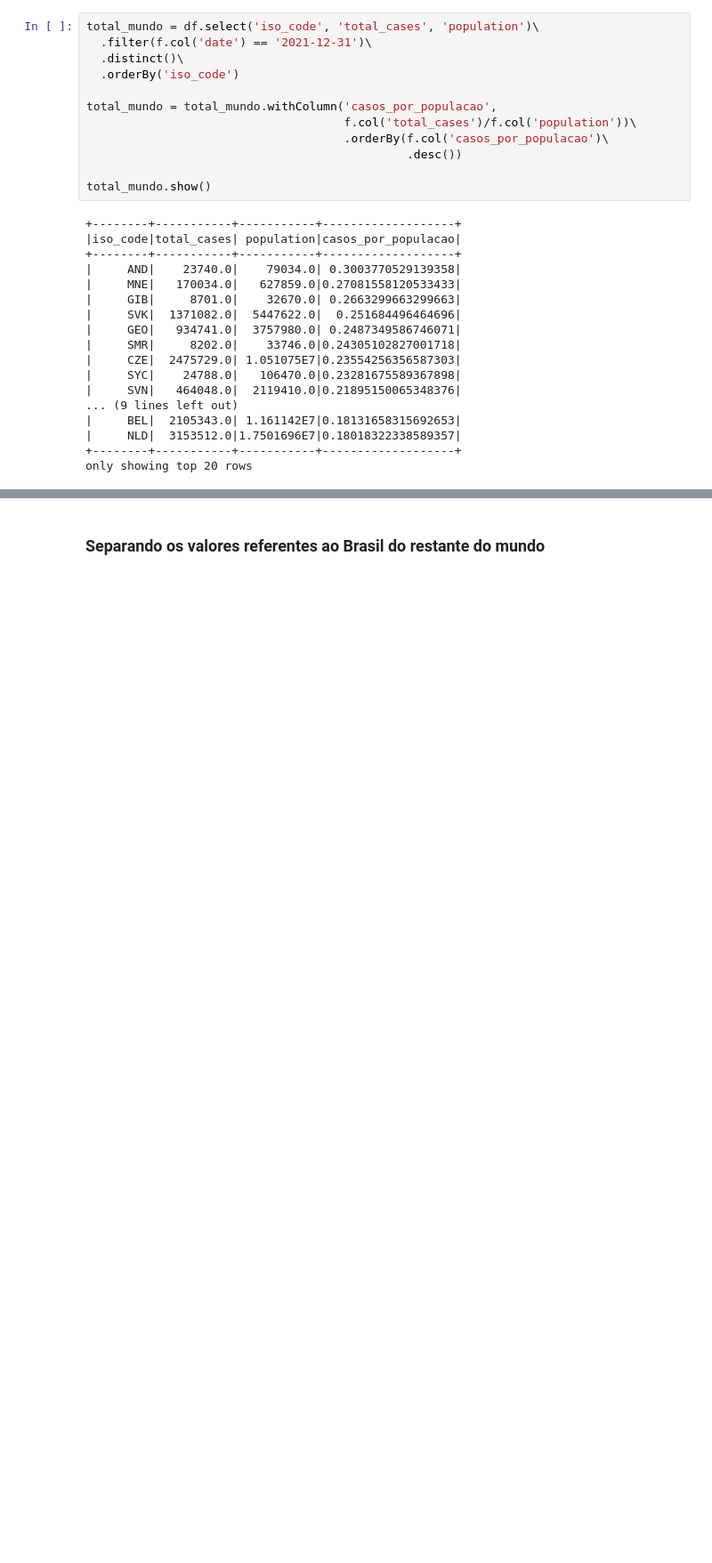
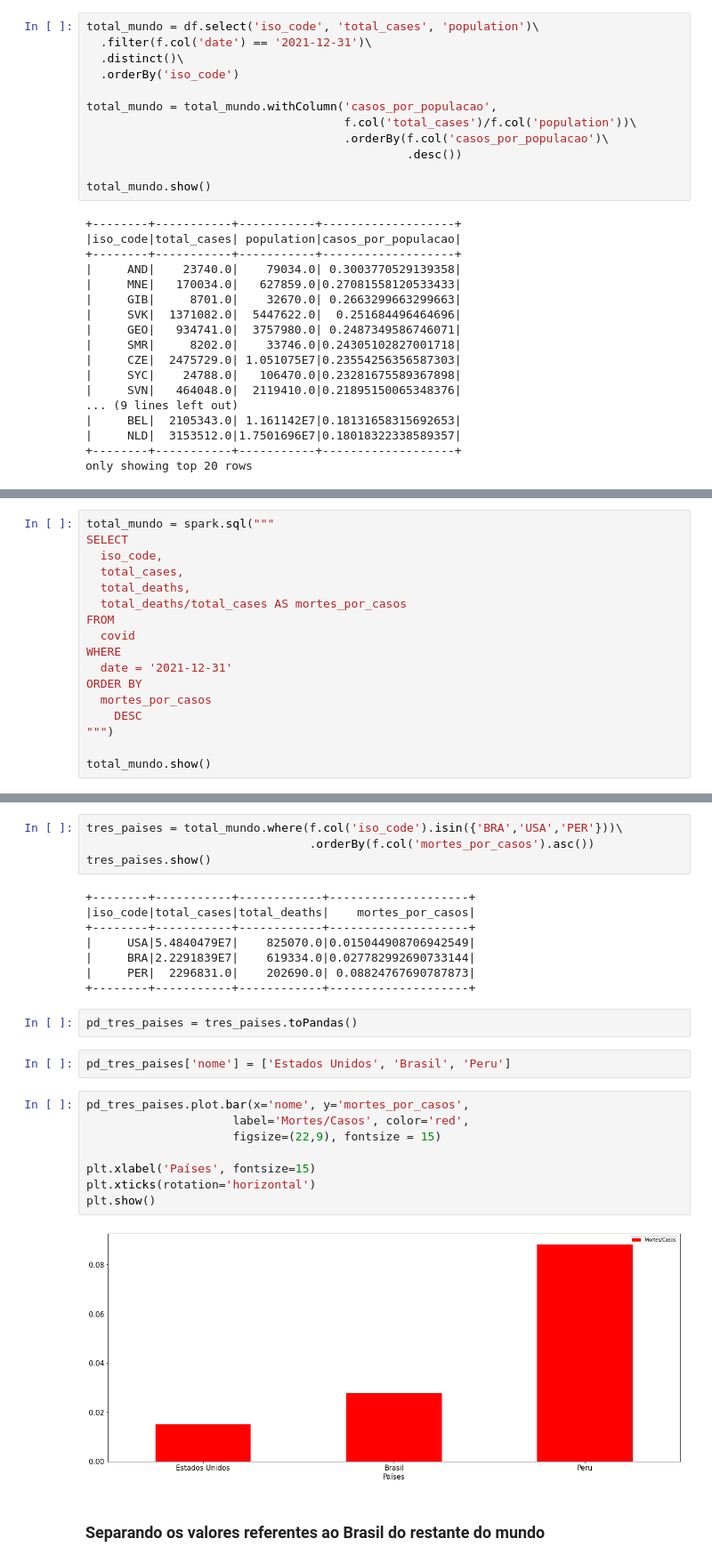
Before and after one commit to cgmoraes/Covid_Brasil, a Jupyter notebook: Projeto.ipynb, the cells around one changed output, grey strips where cells are left out. Shown at 89% size. Drawn from its saved outputs; the diff is of its cells as text; blank space fills up the shorter version.

```diff
--- a/Projeto.ipynb
+++ b/Projeto.ipynb
@@ -149,0 +163,17 @@ plt.show()
+# %%
+total_mundo = spark.sql("""
+SELECT
+  iso_code,
+  total_cases,
+  total_deaths,
+  total_deaths/total_cases AS mortes_por_casos
+FROM
+  covid
+WHERE
+  date = '2021-12-31'
+ORDER BY
+  mortes_por_casos
+    DESC
+""")
+
+total_mundo.show()
@@ -150,3 +198,29 @@ plt.show()
+# %%
+tres_paises = total_mundo.where(f.col('iso_code').isin({'BRA','USA','PER'}))\
+                                .orderBy(f.col('mortes_por_casos').asc())
+tres_paises.show()
+# %% [output]
++--------+-----------+------------+--------------------+
+|iso_code|total_cases|total_deaths|    mortes_por_casos|
++--------+-----------+------------+--------------------+
+|     USA|5.4840479E7|    825070.0|0.015044908706942549|
+|     BRA|2.2291839E7|    619334.0|0.027782992690733144|
+|     PER|  2296831.0|    202690.0| 0.08824767690787873|
++--------+-----------+------------+--------------------+
+# %%
+pd_tres_paises = tres_paises.toPandas()
+# %%
+pd_tres_paises['nome'] = ['Estados Unidos', 'Brasil', 'Peru']
+# %%
+pd_tres_paises.plot.bar(x='nome', y='mortes_por_casos',
+                     label='Mortes/Casos', color='red',
+                     figsize=(22,9), fontsize = 15)
+
+plt.xlabel('Países', fontsize=15)
+plt.xticks(rotation='horizontal')
+plt.show()
+# %% [output]
+[figure, added]
 # %% [markdown]
 ### Separando os valores referentes ao Brasil do restante do mundo
 # %%
```
Also changed, not shown: parts of 11 cells of this notebook.
